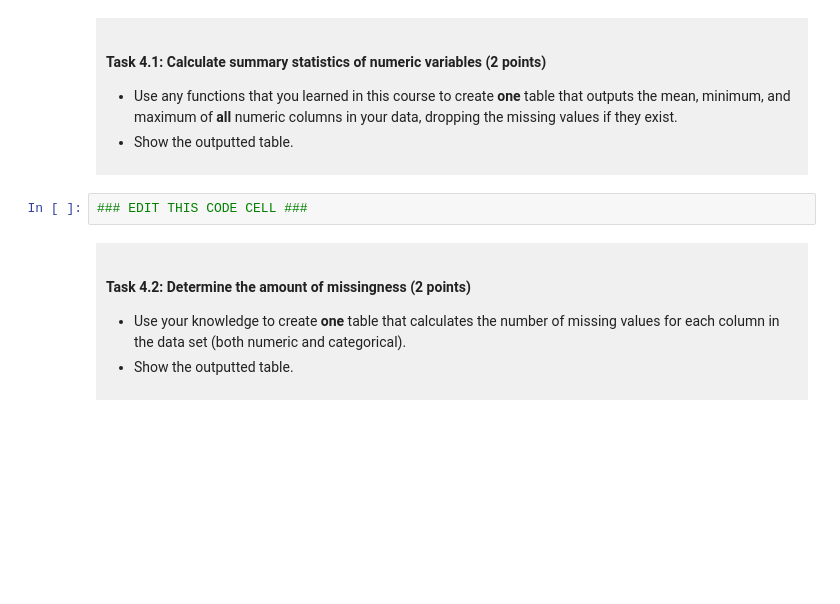
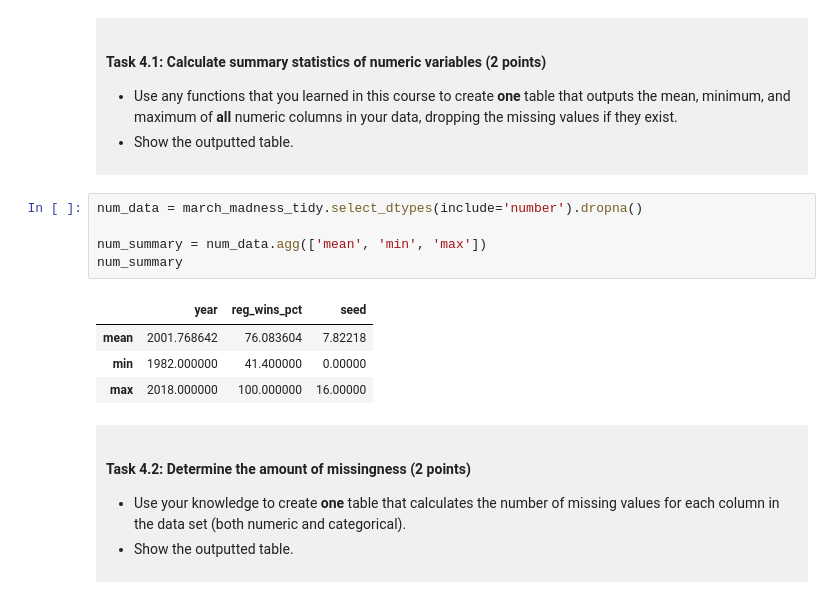
Before and after one commit to sinu-l/dsci-100-project-sinu, a Jupyter notebook: dsci-100-project-notebook.ipynb, the cells around one changed output. Drawn from its saved outputs; the diff is of its cells as text; blank space fills up the shorter version.

```diff
--- a/dsci-100-project-notebook.ipynb
+++ b/dsci-100-project-notebook.ipynb
@@ -240,7 +240,15 @@ You will refine your research question (if needed) and produce a tidy data set.
 
 </div>
 # %%
-### EDIT THIS CODE CELL ###
+num_data = march_madness_tidy.select_dtypes(include='number').dropna()
+
+num_summary = num_data.agg(['mean', 'min', 'max'])
+num_summary
+# %% [output]
+|  | year | reg_wins_pct | seed |
+| mean | 2001.768642 | 76.083604 | 7.82218 |
+| min | 1982.000000 | 41.400000 | 0.00000 |
+| max | 2018.000000 | 100.000000 | 16.00000 |
 # %% [markdown]
 <div style="background-color: #f0f0f0; padding: 10px;">
 
```
Also changed, not shown: parts of 9 cells of this notebook.
